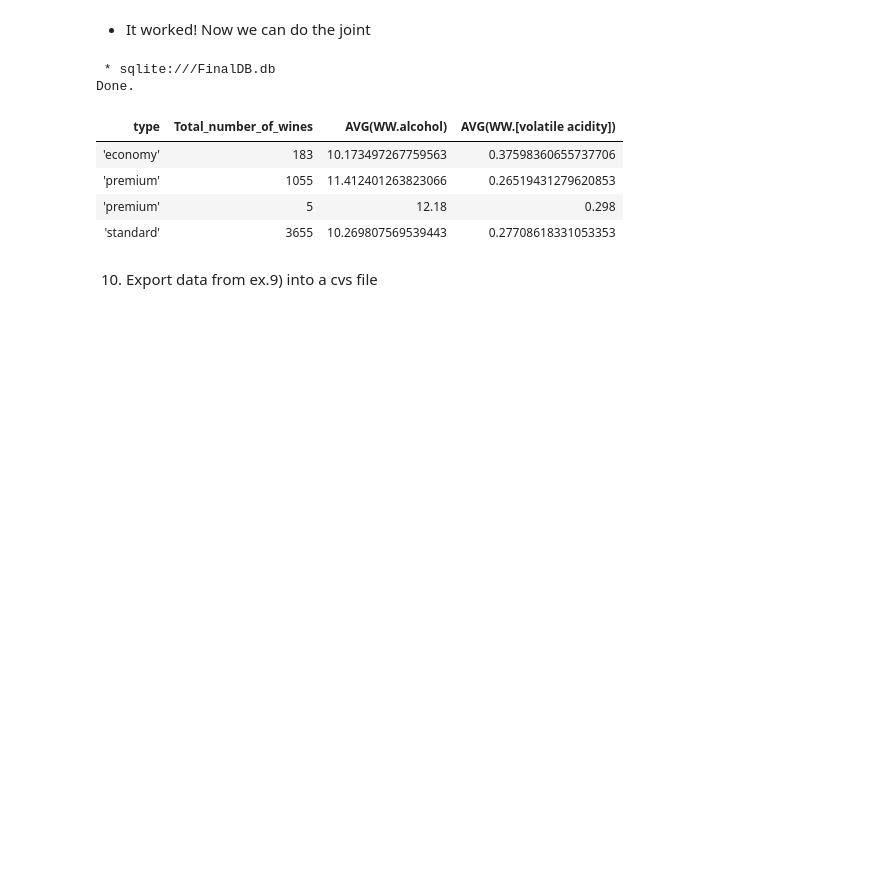
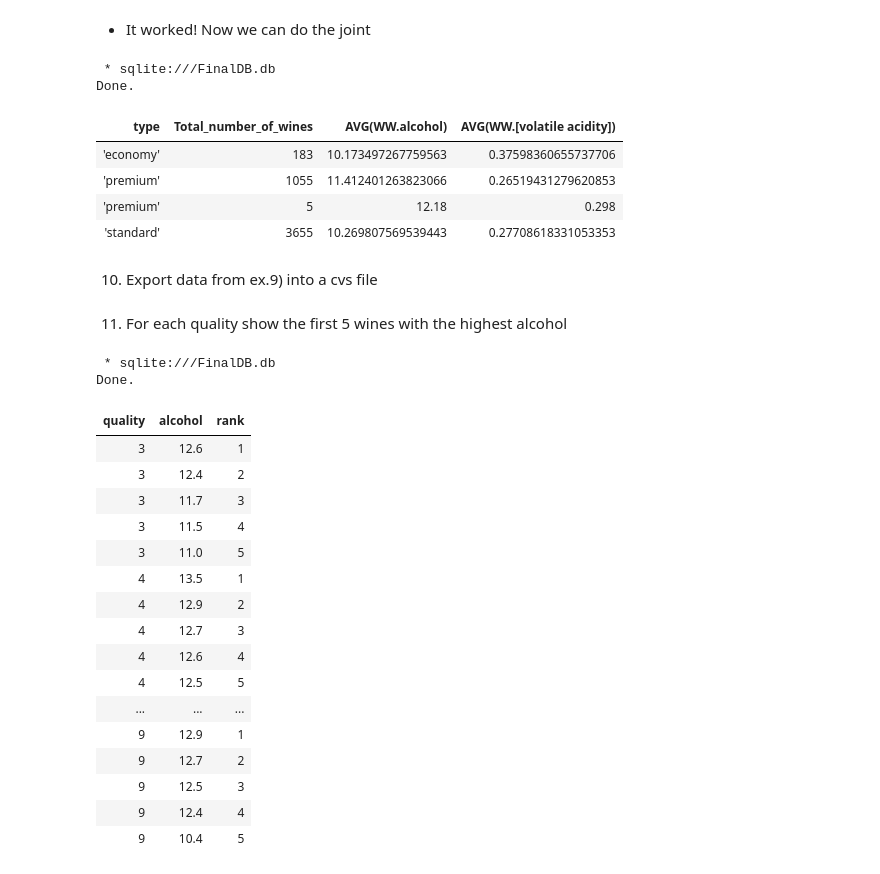
Before and after one commit to CalinP1/SQL_sandbox, a Jupyter notebook: project.ipynb, the cells around one changed output. Cells and saved outputs as stored; diff of their text form; code cells hidden in the pictures; blank space fills up the shorter version.

```diff
--- a/project.ipynb
+++ b/project.ipynb
@@ -337,3 +337,33 @@ from white_wine as WW JOIN wine_types as WF ON WW.quality = WF.quality
 GROUP BY WF.type'''
 df = pd.read_sql_query(querry,con)
 df.to_csv('ex9_results.csv', index=False)
+# %% [markdown]
+11) For each quality show the first 5 wines with the highest alcohol
+# %%
+%%sql
+WITH RankedWines as (
+  SELECT quality, alcohol,
+  ROW_NUMBER() OVER(PARTITION BY quality ORDER BY alcohol desc) as rank
+  from white_wine
+)
+SELECT * from RankedWines WHERE rank <=5
+# %% [output]
+ * sqlite:///FinalDB.db
+Done.
+| quality | alcohol | rank |
+| 3 | 12.6 | 1 |
+| 3 | 12.4 | 2 |
+| 3 | 11.7 | 3 |
+| 3 | 11.5 | 4 |
+| 3 | 11.0 | 5 |
+| 4 | 13.5 | 1 |
+| 4 | 12.9 | 2 |
+| 4 | 12.7 | 3 |
+| 4 | 12.6 | 4 |
+| 4 | 12.5 | 5 |
+| ... | ... | ... |
+| 9 | 12.9 | 1 |
+| 9 | 12.7 | 2 |
+| 9 | 12.5 | 3 |
+| 9 | 12.4 | 4 |
+| 9 | 10.4 | 5 |
```
Also changed, not shown: parts of 2 cells of this notebook.
